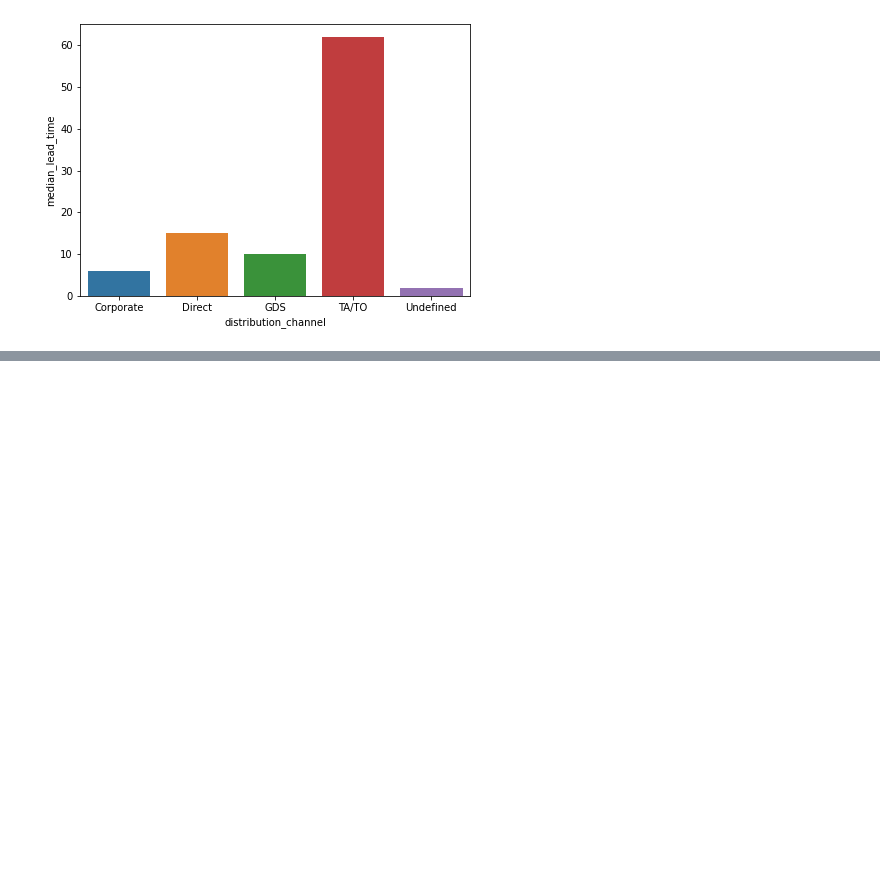
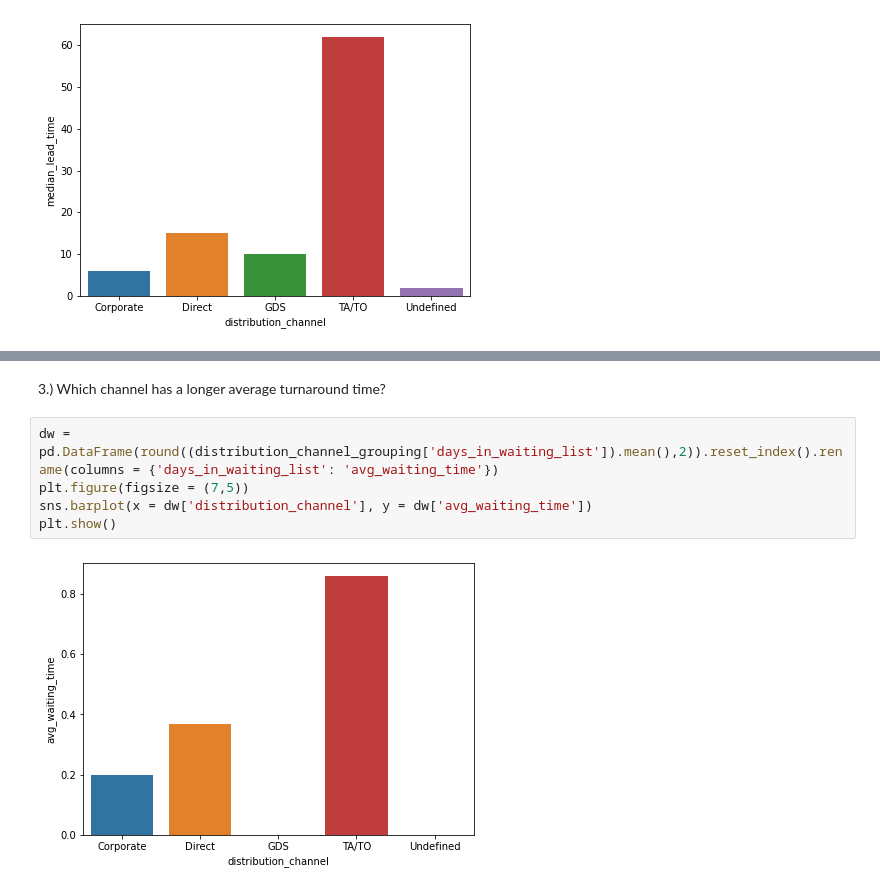
Before and after one commit to MrityunjaySingh18/Hotel-Booking-Analysis, a Jupyter notebook: Copy_of_Hotel_Booking_Analysis_Capstone_Project.ipynb, the cells around one changed output, grey strips where cells are left out. Cells and saved outputs as stored; diff of their text form; blank space fills up the shorter version.

```diff
--- a/Copy_of_Hotel_Booking_Analysis_Capstone_Project.ipynb
+++ b/Copy_of_Hotel_Booking_Analysis_Capstone_Project.ipynb
@@ -397,0 +409,9 @@ plt.show()
+# %% [markdown]
+3.) Which channel has a longer average turnaround time?
+# %%
+dw = pd.DataFrame(round((distribution_channel_grouping['days_in_waiting_list']).mean(),2)).reset_index().rename(columns = {'days_in_waiting_list': 'avg_waiting_time'})
+plt.figure(figsize = (7,5))
+sns.barplot(x = dw['distribution_channel'], y = dw['avg_waiting_time'])
+plt.show()
+# %% [output]
+[figure, added]
```
Also changed, not shown: parts of 2 cells of this notebook.
